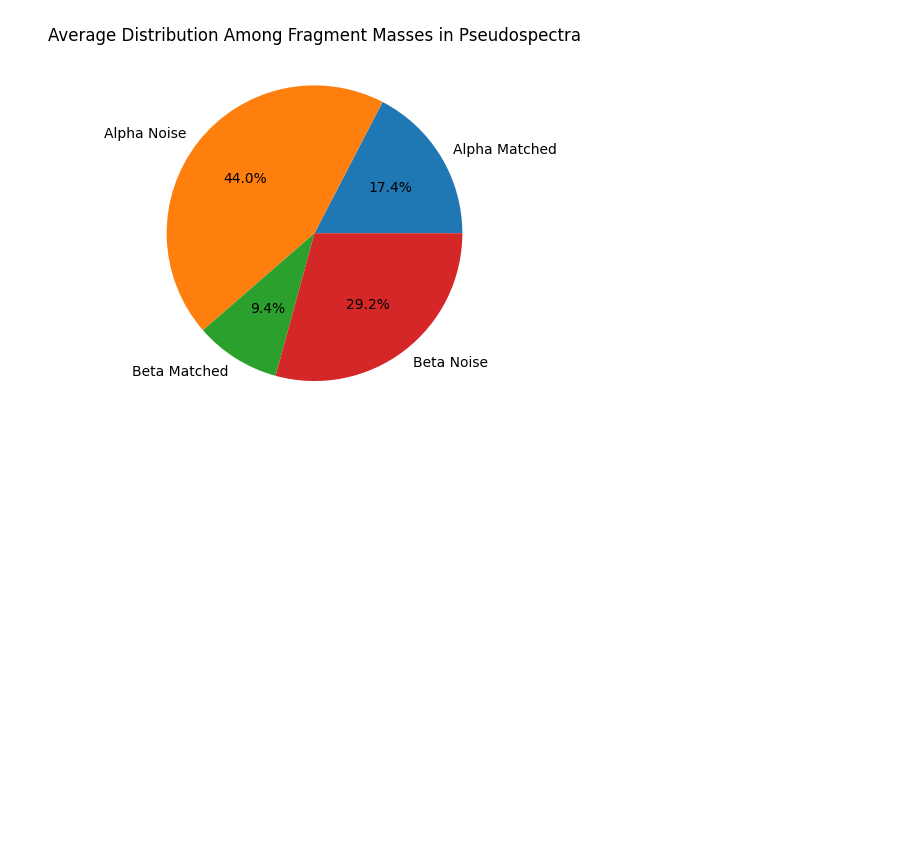
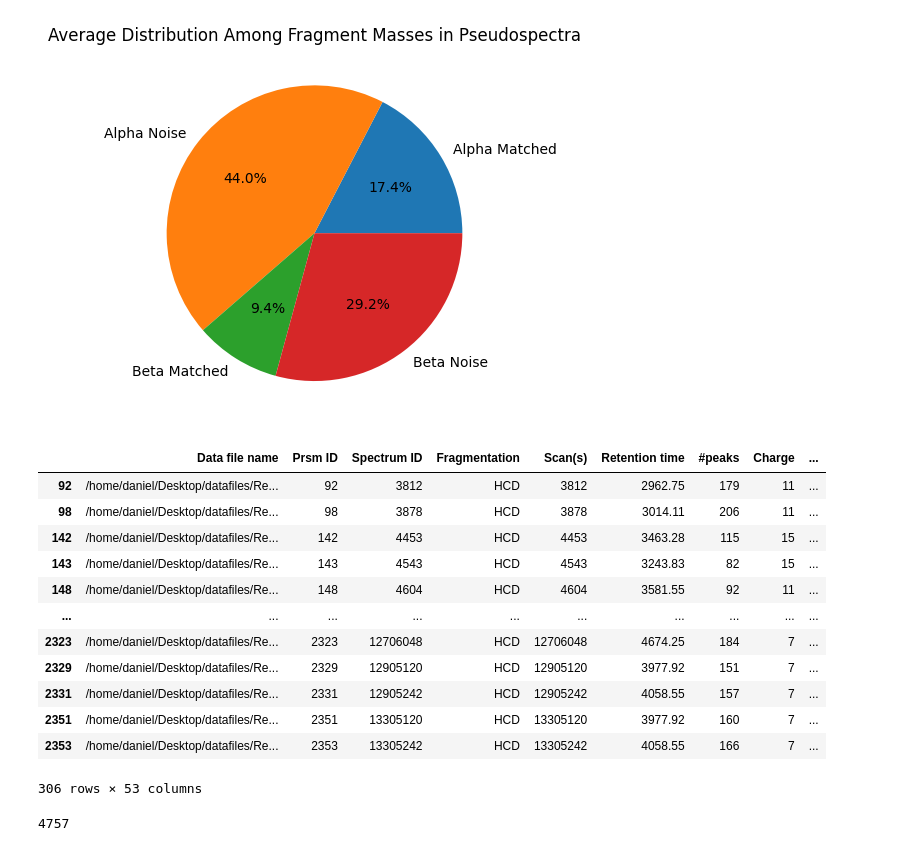
Before and after one commit to todanielwang/TopMPI, a Jupyter notebook: notebook.ipynb, the cells around one changed output. Saved outputs shown, nothing was run; the diff lists cells and outputs as text; code cells hidden in the pictures; blank space fills up the shorter version.

```diff
--- a/notebook.ipynb
+++ b/notebook.ipynb
@@ -686,11 +686,11 @@ import read_msalign
 
 verifier = pd.read_csv("/home/daniel/Desktop/datafiles/RealData/ecoli/DDA/20231215_ecoli_400ng/20231215_ecoli_400ng_daniel_1_ms2_toppic_prsm_single.tsv", delimiter="\t", skiprows=29)
 
-dir = "/home/daniel/Desktop/datafiles/RealData/ecoli/DDA/20231215_ecoli_400ng/noisetest/dataset2_with_mod/200/"
+dir = "/home/daniel/Desktop/datafiles/RealData/ecoli/DDA/20231215_ecoli_400ng/Simulation5/"
 
-result = pd.read_csv(dir + "20231215_ecoli_400ng_daniel_1_ms2_toppic_prsm_single.tsv", delimiter="\t", skiprows=29)
+result = pd.read_csv(dir + "resolved_ms2_toppic_prsm_single.tsv", delimiter="\t", skiprows=29)
 
-spec_list = read_msalign.read_spec_file(dir + "20231215_ecoli_400ng_daniel_1_ms2.msalign")
+spec_list = read_msalign.read_spec_file(dir + "resolved_ms2.msalign")
 
 spec_dict = {}
 for spec in spec_list:
@@ -1561,0 +1608,61 @@ plt.savefig("piechart.png", dpi=1200)
+# %%
+
+import sys
+import pandas as pd
+import read_msalign
+
+verifier = pd.read_csv("/home/daniel/Desktop/datafiles/RealData/ecoli/DDA/20231215_ecoli_400ng/20231215_ecoli_400ng_daniel_1_ms2_toppic_prsm_single.tsv", delimiter="\t", skiprows=29)
+
+dir = "/home/daniel/Desktop/datafiles/RealData/ecoli/DDA/20231215_ecoli_400ng/Simulation5/"
+
+result = pd.read_csv(dir + "resolved_ms2_toppic_prsm_single.tsv", delimiter="\t", skiprows=29)
+
+spec_list = read_msalign.read_spec_file(dir + "resolved_ms2.msalign")
+
+spec_dict = {}
+for spec in spec_list:
+    spec_dict[str(spec.header.spec_scan)] = spec
+
+for index, row in result.iterrows():
+    result.loc[index, "Scan_real"] = int(row["Scan(s)"]) % 100000
+    result.loc[index, "Scan(other)"] = int(spec_dict[str(row["Scan(s)"])].header.title) % 100000
+
+verifiedResult = pd.merge(result,verifier[['Scan(s)','Proteoform', "Protein accession", "Proteoform mass", "#matched peaks", "#unexpected modifications"]], left_on='Scan_real', right_on="Scan(s)", how='left', suffixes=("", "_True"))
+
+finalResult = pd.merge(verifiedResult,verifier[['Scan(s)','Proteoform', "Protein accession", "Proteoform mass", "#matched peaks", "#unexpected modifications"]], left_on='Scan(other)', right_on="Scan(s)", how='left', suffixes=("", "_Other"))
+
+finalResult["Verified_ProteinCorrect"] = "-"
+finalResult.loc[(finalResult["Scan(s)"] < 10000000), "Verified_ProteinCorrect"] = (finalResult["Protein accession"] == finalResult["Protein accession_True"])
+finalResult.loc[(finalResult["Scan(s)"] > 10000000), "Verified_ProteinCorrect"] = (finalResult["Protein accession"] == finalResult["Protein accession_Other"])
+
+finalResult["proteoform_ppm"] = finalResult["Proteoform mass"] * 10 / 1e6
+finalResult.loc[finalResult["proteoform_ppm"] < 0.01] = 0.01
+
+finalResult.loc[(finalResult["Scan(s)"] < 10000000), "Verified_ProteoformCorrect"] = (finalResult["Verified_ProteinCorrect"] == True) & (abs(finalResult["Proteoform mass"] - finalResult["Proteoform mass_True"]) < finalResult["proteoform_ppm"])
+finalResult.loc[(finalResult["Scan(s)"] > 10000000), "Verified_ProteoformCorrect"] = (finalResult["Verified_ProteinCorrect"] == True) & (abs(finalResult["Proteoform mass"] - finalResult["Proteoform mass_Other"]) < finalResult["proteoform_ppm"])
+
+
+finalResult[finalResult["Verified_ProteoformCorrect"] == False]
+# finalResult[finalResult["Verified_ProteoformCorrect" == True]].shape()
+# %% [output]
+|  | Data file name | Prsm ID | Spectrum ID | Fragmentation | Scan(s) | Retention time | #peaks | Charge | ... |
+| 92 | /home/daniel/Desktop/datafiles/Re... | 92 | 3812 | HCD | 3812 | 2962.75 | 179 | 11 | ... |
+| 98 | /home/daniel/Desktop/datafiles/Re... | 98 | 3878 | HCD | 3878 | 3014.11 | 206 | 11 | ... |
+| 142 | /home/daniel/Desktop/datafiles/Re... | 142 | 4453 | HCD | 4453 | 3463.28 | 115 | 15 | ... |
+| 143 | /home/daniel/Desktop/datafiles/Re... | 143 | 4543 | HCD | 4543 | 3243.83 | 82 | 15 | ... |
+| 148 | /home/daniel/Desktop/datafiles/Re... | 148 | 4604 | HCD | 4604 | 3581.55 | 92 | 11 | ... |
+| ... | ... | ... | ... | ... | ... | ... | ... | ... | ... |
+| 2323 | /home/daniel/Desktop/datafiles/Re... | 2323 | 12706048 | HCD | 12706048 | 4674.25 | 184 | 7 | ... |
+| 2329 | /home/daniel/Desktop/datafiles/Re... | 2329 | 12905120 | HCD | 12905120 | 3977.92 | 151 | 7 | ... |
+| 2331 | /home/daniel/Desktop/datafiles/Re... | 2331 | 12905242 | HCD | 12905242 | 4058.55 | 157 | 7 | ... |
+| 2351 | /home/daniel/Desktop/datafiles/Re... | 2351 | 13305120 | HCD | 13305120 | 3977.92 | 160 | 7 | ... |
+| 2353 | /home/daniel/Desktop/datafiles/Re... | 2353 | 13305242 | HCD | 13305242 | 4058.55 | 166 | 7 | ... |
+306 rows × 53 columns
+# %%
+import read_msalign
+
+speclist = read_msalign.read_spec_file("/home/daniel/Desktop/datafiles/RealData/ecoli/DDA/20231215_ecoli_400ng/Simulation/resolved_ms2.msalign")
+
+print(len(speclist))
+# %% [output]
+4757
```
Also changed, not shown: parts of 7 cells of this notebook, 11 other files.
